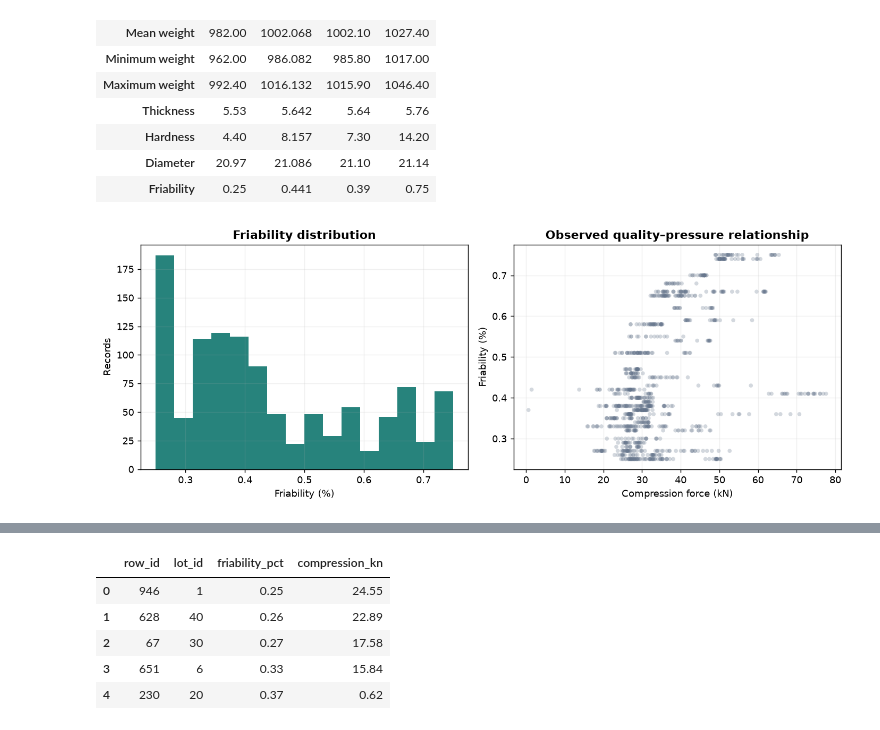
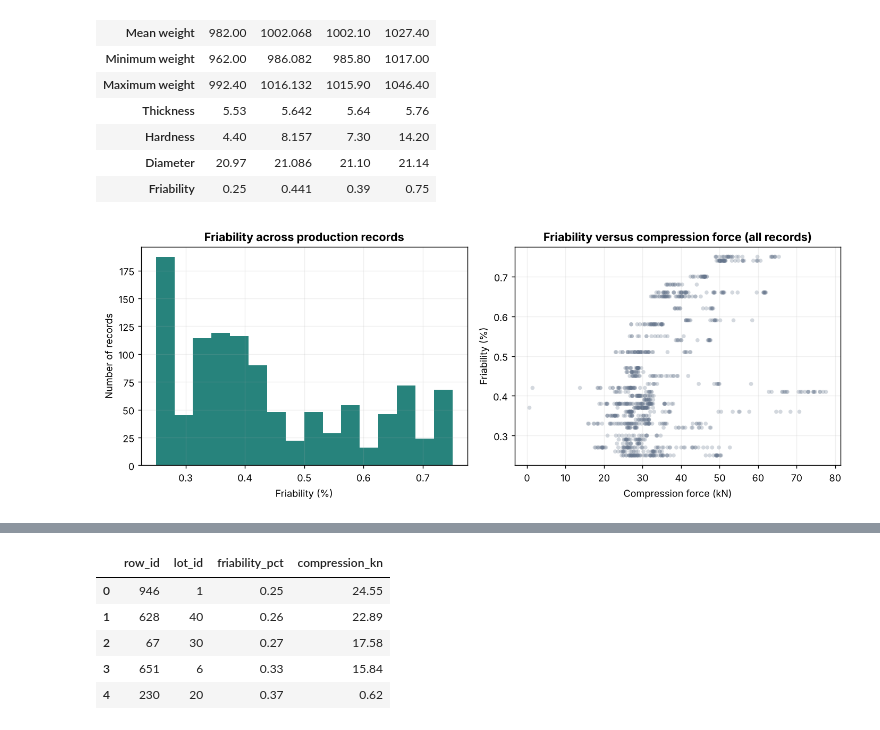
Before and after one commit to Arielo00/Pastillas, a Jupyter notebook: 01_multiobjective_tablet_optimization.ipynb, the cells around one changed output, grey strips where cells are left out. Cells and saved outputs as stored; diff of their text form; code cells hidden in the pictures.

```diff
--- a/01_multiobjective_tablet_optimization.ipynb
+++ b/01_multiobjective_tablet_optimization.ipynb
@@ -76,12 +105,4 @@ plt.rcParams.update({
 # %%
-from __future__ import annotations
-
-from pathlib import Path
-
-import numpy as np
-import pandas as pd
-
-
 COLUMN_MAP = {
     "Unnamed: 0": "row_id",
     "indice_lote": "lot_id",
@@ -123,7 +144,10 @@ def load_production_data(path: str | Path) -> pd.DataFrame:
     data_path = Path(path)
     if not data_path.exists():
         raise FileNotFoundError(
-            f"Dataset not found at {data_path}. See data/README.md for setup."
+            f"Dataset not found at {data_path}. The production data is not distributed "
+            "with this repository. Provide a CSV file at this path containing the raw "
+            f"columns {list(COLUMN_MAP)}, with friability ('friab') expressed as a "
+            "fraction between 0 and 1."
         )
 
     raw_data = pd.read_csv(data_path)
@@ -143,7 +167,7 @@ def load_production_data(path: str | Path) -> pd.DataFrame:
     if not data["friability_fraction"].between(0, 1).all():
         raise ValueError("Friability must be expressed as a fraction between 0 and 1.")
     if data["compression_kn"].le(0).any():
-        raise ValueError("Compression pressure must be positive.")
+        raise ValueError("Compression force must be positive.")
 
     data["row_id"] = data["row_id"].astype(int)
     data["lot_id"] = data["lot_id"].astype(int)
@@ -162,6 +186,7 @@ def summarize_data_quality(data: pd.DataFrame) -> dict[str, int | float | bool]:
         "lots": int(data["lot_id"].nunique()),
         "missing_values": int(data.isna().sum().sum()),
         "duplicate_rows": int(data.duplicated().sum()),
+        "repeated_rows_without_id": int(data.drop(columns="row_id").duplicated().sum()),
         "friability_constant_within_lot": bool(
             data.groupby("lot_id")["friability_pct"].nunique().eq(1).all()
         ),
@@ -525,24 +281,28 @@ display(summary.round(3))
 # %%
 figure, axes = plt.subplots(1, 2, figsize=(11, 4.2))
 
 axes[0].hist(data["friability_pct"], bins=16, color=TEAL, alpha=0.9)
-axes[0].set(title="Friability distribution", xlabel="Friability (%)", ylabel="Records")
+axes[0].set(
+    title="Friability across production records",
+    xlabel="Friability (%)",
+    ylabel="Number of records",
+)
 
 axes[1].scatter(
     data["compression_kn"],
     data["friability_pct"],
     s=18,
     alpha=0.28,
     color=SLATE,
     edgecolors="none",
 )
 axes[1].set(
-    title="Observed quality–pressure relationship",
+    title="Friability versus compression force (all records)",
     xlabel="Compression force (kN)",
     ylabel="Friability (%)",
 )
 
 figure.tight_layout()
 plt.show()
 # %% [output]
-[figure, old version]
+[figure, new version]
```
Also changed, not shown: parts of 45 cells of this notebook.
